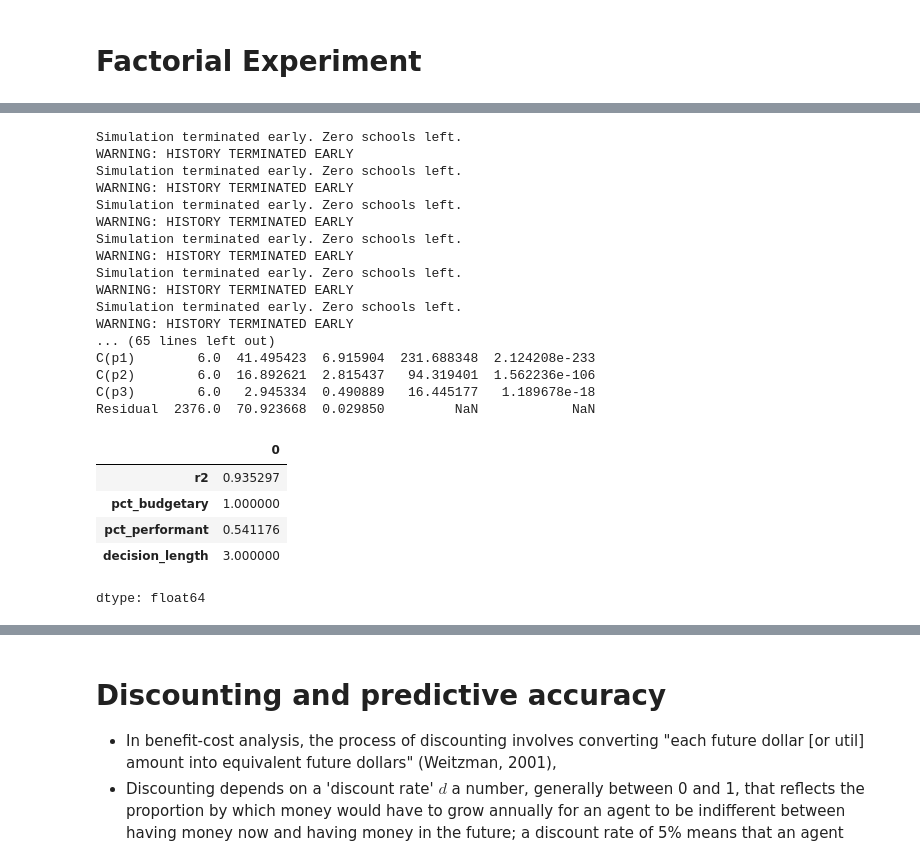
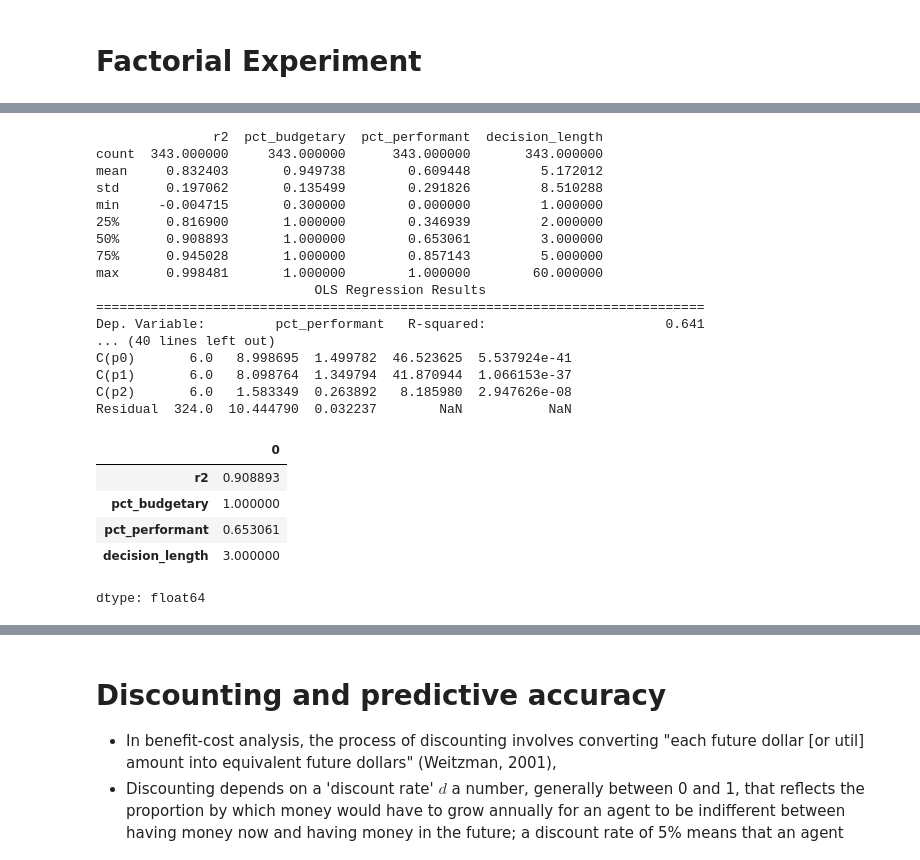
Before and after one commit to amatrhr/cas_570_project, a Jupyter notebook: school_district_and_closure.ipynb, the cells around one changed output, grey strips where cells are left out. Saved outputs shown, nothing was run; the diff lists cells and outputs as text; code cells hidden in the pictures.

```diff
--- a/school_district_and_closure.ipynb
+++ b/school_district_and_closure.ipynb
@@ -593,30 +593,30 @@ class SingleExperiment:
         self.run()
         return self.core_res
 # %%
-initial_class_test = SingleExperiment(growth_pat_len=4)
+initial_class_test = SingleExperiment(growth_pat_len=3)
 initial_class_test.get_result()
 # %% [output]
-Simulation terminated early. Zero schools left.
-WARNING: HISTORY TERMINATED EARLY
-Simulation terminated early. Zero schools left.
-WARNING: HISTORY TERMINATED EARLY
-Simulation terminated early. Zero schools left.
-WARNING: HISTORY TERMINATED EARLY
-Simulation terminated early. Zero schools left.
-WARNING: HISTORY TERMINATED EARLY
-Simulation terminated early. Zero schools left.
-WARNING: HISTORY TERMINATED EARLY
-Simulation terminated early. Zero schools left.
-WARNING: HISTORY TERMINATED EARLY
-... (65 lines left out)
-C(p1)        6.0  41.495423  6.915904  231.688348  2.124208e-233
-C(p2)        6.0  16.892621  2.815437   94.319401  1.562236e-106
-C(p3)        6.0   2.945334  0.490889   16.445177   1.189678e-18
-Residual  2376.0  70.923668  0.029850         NaN            NaN
+               r2  pct_budgetary  pct_performant  decision_length
+count  343.000000     343.000000      343.000000       343.000000
+mean     0.832403       0.949738        0.609448         5.172012
+std      0.197062       0.135499        0.291826         8.510288
+min     -0.004715       0.300000        0.000000         1.000000
+25%      0.816900       1.000000        0.346939         2.000000
+50%      0.908893       1.000000        0.653061         3.000000
+75%      0.945028       1.000000        0.857143         5.000000
+max      0.998481       1.000000        1.000000        60.000000
+                            OLS Regression Results
+==============================================================================
+Dep. Variable:         pct_performant   R-squared:                       0.641
+... (40 lines left out)
+C(p0)       6.0   8.998695  1.499782  46.523625  5.537924e-41
+C(p1)       6.0   8.098764  1.349794  41.870944  1.066153e-37
+C(p2)       6.0   1.583349  0.263892   8.185980  2.947626e-08
+Residual  324.0  10.444790  0.032237        NaN           NaN
 |  | 0 |
-| r2 | 0.935297 |
+| r2 | 0.908893 |
 | pct_budgetary | 1.000000 |
-| pct_performant | 0.541176 |
+| pct_performant | 0.653061 |
 | decision_length | 3.000000 |
 dtype: float64
 # %%
```
Also changed, not shown: parts of 19 cells of this notebook.
